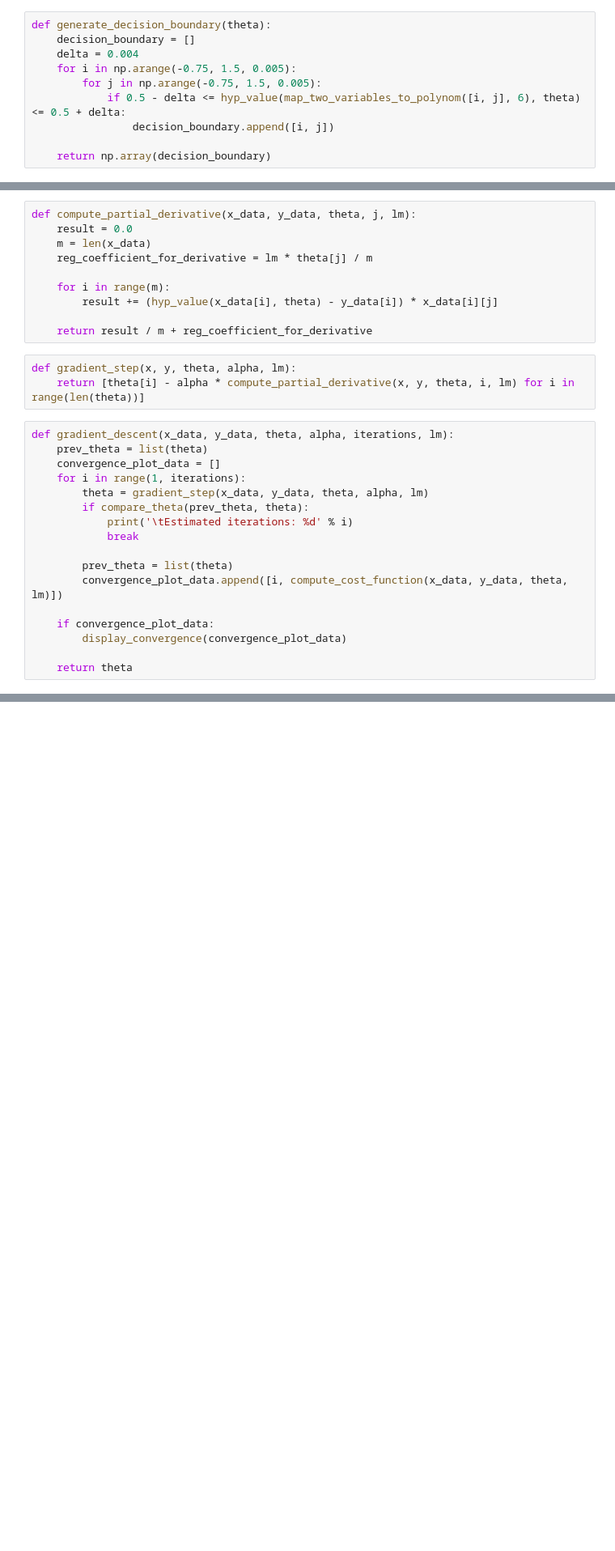
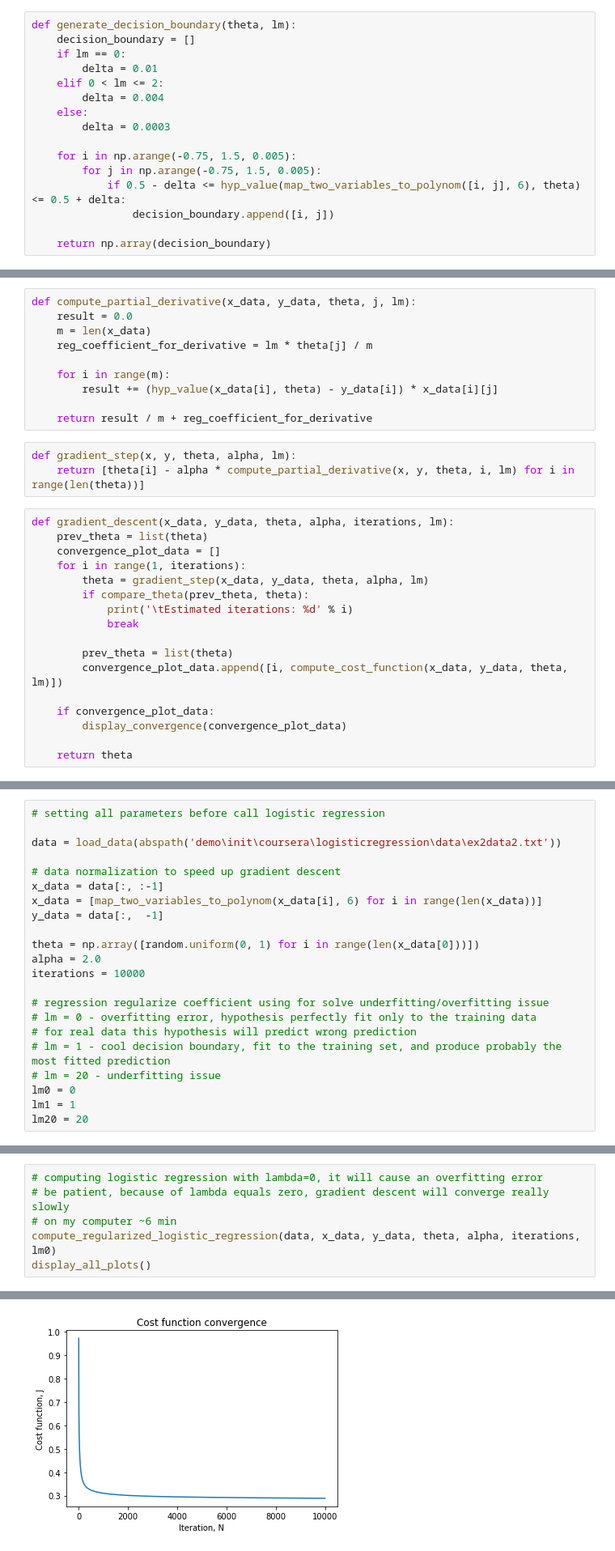
Before and after one commit to ZhartunMatthew/linear-regression-task, a Jupyter notebook: demo/init/jupyternote/logisticregression/regularized_logistic_regression.ipynb, the cells around one changed output, grey strips where cells are left out. Shown at 81% size. Drawn from its saved outputs; the diff is of its cells as text; blank space fills up the shorter version.

Commit message:
Added displaying of decision boundary for different lambda

```diff
--- a/demo/init/jupyternote/logisticregression/regularized_logistic_regression.ipynb
+++ b/demo/init/jupyternote/logisticregression/regularized_logistic_regression.ipynb
@@ -32,9 +32,15 @@ def display_logistic_data(data, labels=None, decision_boundary=None):
     if decision_boundary is not None:
         plot_regression.scatter(decision_boundary[:, 0], decision_boundary[:, 1], s=3, color='black')
 # %%
-def generate_decision_boundary(theta):
+def generate_decision_boundary(theta, lm):
     decision_boundary = []
-    delta = 0.004
+    if lm == 0:
+        delta = 0.01
+    elif 0 < lm <= 2:
+        delta = 0.004
+    else:
+        delta = 0.0003
+
     for i in np.arange(-0.75, 1.5, 0.005):
         for j in np.arange(-0.75, 1.5, 0.005):
             if 0.5 - delta <= hyp_value(map_two_variables_to_polynom([i, j], 6), theta) <= 0.5 + delta:
@@ -222,0 +187,22 @@ Generating boundary finished.
+# %%
+# setting all parameters before call logistic regression
+
+data = load_data(abspath('demo\init\coursera\logisticregression\data\ex2data2.txt'))
+
+# data normalization to speed up gradient descent
+x_data = data[:, :-1]
+x_data = [map_two_variables_to_polynom(x_data[i], 6) for i in range(len(x_data))]
+y_data = data[:,  -1]
+
+theta = np.array([random.uniform(0, 1) for i in range(len(x_data[0]))])
+alpha = 2.0
+iterations = 10000
+
+# regression regularize coefficient using for solve underfitting/overfitting issue
+# lm = 0 - overfitting error, hypothesis perfectly fit only to the training data
+# for real data this hypothesis will predict wrong prediction
+# lm = 1 - cool decision boundary, fit to the training set, and produce probably the most fitted prediction
+# lm = 20 - underfitting issue
+lm0 = 0
+lm1 = 1
+lm20 = 20
@@ -222,0 +212,7 @@ Generating boundary finished.
+# %%
+# computing logistic regression with lambda=0, it will cause an overfitting error
+# be patient, because of lambda equals zero, gradient descent will converge really slowly
+# on my computer ~6 min
+compute_regularized_logistic_regression(data, x_data, y_data, theta, alpha, iterations, lm0)
+display_all_plots()
+# %% [output]
@@ -222,0 +233 @@ Generating boundary finished.
+[figure, added]
```
Also changed, not shown: parts of 5 cells of this notebook.
